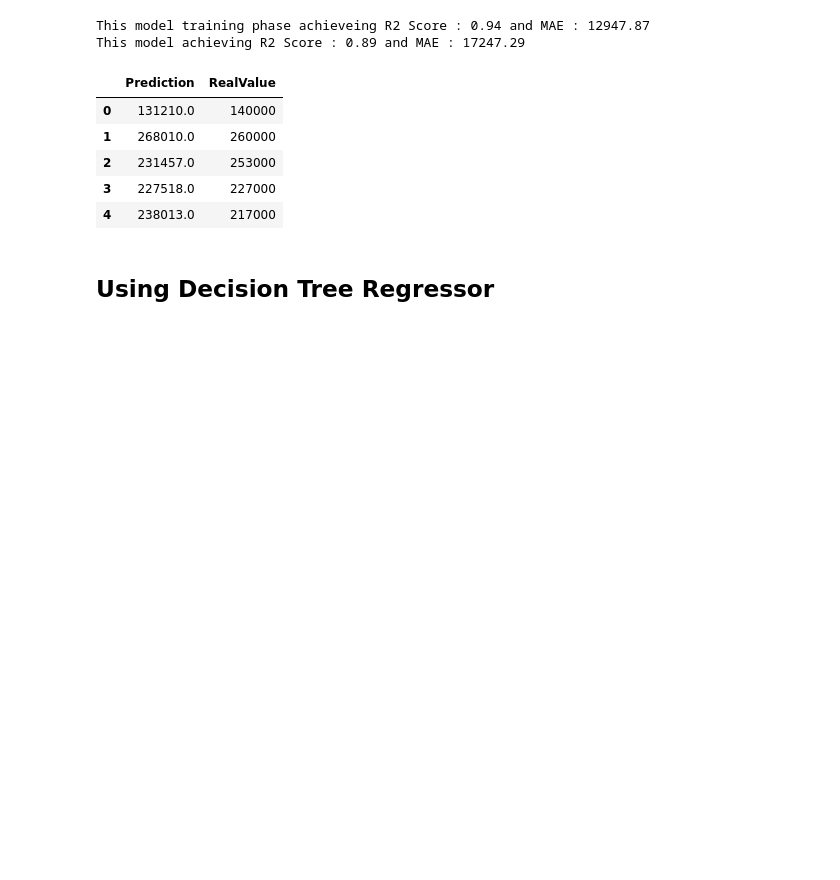
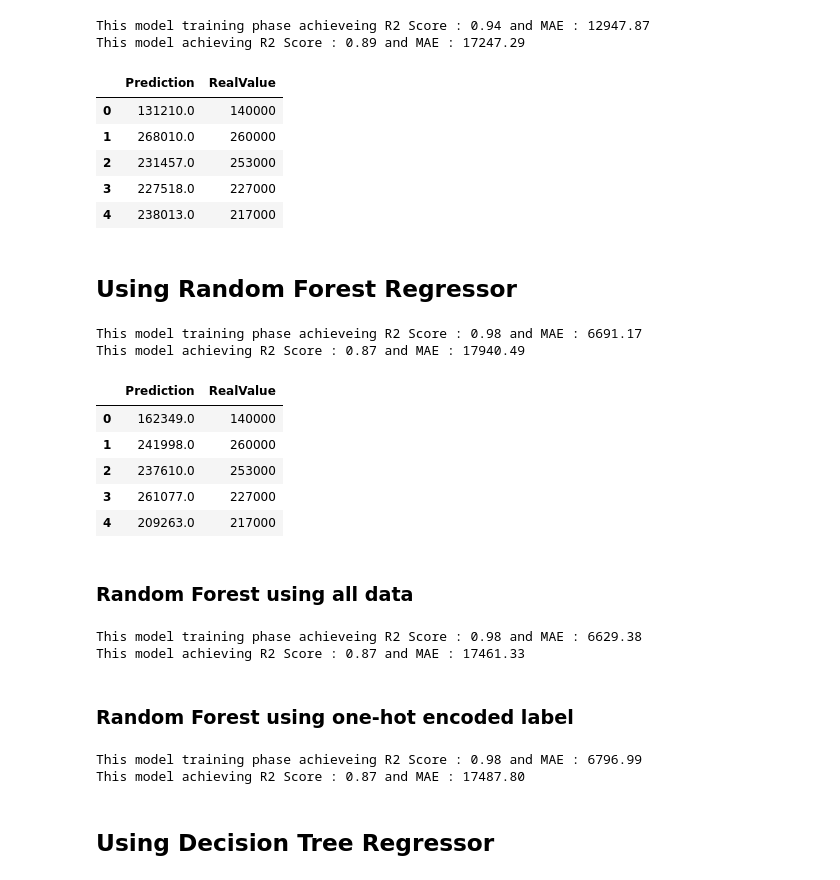
Before and after one commit to DickyAdi/house-regression, a Jupyter notebook: houseRegression.ipynb, the cells around one changed output. Drawn from its saved outputs; the diff is of its cells as text; code cells hidden in the pictures; blank space fills up the shorter version.

```diff
--- a/houseRegression.ipynb
+++ b/houseRegression.ipynb
@@ -529,5 +531,58 @@ sbs3.head()
 | 2 | 231457.0 | 253000 |
 | 3 | 227518.0 | 227000 |
 | 4 | 238013.0 | 217000 |
+# %% [markdown]
+## Using Random Forest Regressor
+# %%
+def getRFtrain(xTrain, xVal, yTrain, yVal, n_estimator = None, max_depth = None, criterion = 'squared_error'):
+    if n_estimator or max_depth or criterion:
+        n_estimatorVal = 100 if n_estimator==None else n_estimator
+        rf = RandomForestRegressor(n_estimators=n_estimatorVal, max_depth=max_depth, criterion=criterion, random_state=17)
+    else:
+        rf = RandomForestRegressor()
+    rf.fit(xTrain, yTrain)
+    #training
+    trainPreds = rf.predict(xTrain)
+    trainr2score = r2_score(yTrain, trainPreds)
+    trainmae = mean_absolute_error(yTrain, trainPreds)
+    print(f"This model training phase achieveing R2 Score : {trainr2score:.2f} and MAE : {trainmae:.2f}")
+    #validation
+    preds = rf.predict(xVal)
+    r2score = r2_score(y_true=yVal, y_pred=preds)
+    mae = mean_absolute_error(y_true=yVal, y_pred=preds)
+    print(f"This model achieving R2 Score : {r2score:.2f} and MAE : {mae:.2f}")
+    return (rf, preds)
+# %%
+rf, preds4 = getRFtrain(xTrain, xVal, yTrain, yVal)
+# %% [output]
+This model training phase achieveing R2 Score : 0.98 and MAE : 6691.17
+This model achieving R2 Score : 0.87 and MAE : 17940.49
+# %%
+sbs4 = pd.DataFrame({
+    'Prediction' : np.around(preds4, decimals=0),
+    'RealValue' : yVal.values
+})
+sbs4.head()
+# %% [output]
+|  | Prediction | RealValue |
+| 0 | 162349.0 | 140000 |
+| 1 | 241998.0 | 260000 |
+| 2 | 237610.0 | 253000 |
+| 3 | 261077.0 | 227000 |
+| 4 | 209263.0 | 217000 |
+# %% [markdown]
+### Random Forest using all data
+# %%
+rf2, preds5 = getRFtrain(xTrain2, xVal2, yTrain2, yVal2)
+# %% [output]
+This model training phase achieveing R2 Score : 0.98 and MAE : 6629.38
+This model achieving R2 Score : 0.87 and MAE : 17461.33
+# %% [markdown]
+### Random Forest using one-hot encoded label
+# %%
+rf3, preds6 = getRFtrain(xTrain3, xVal3, yTrain3, yVal3)
+# %% [output]
+This model training phase achieveing R2 Score : 0.98 and MAE : 6796.99
+This model achieving R2 Score : 0.87 and MAE : 17487.80
 # %% [markdown]
 ## Using Decision Tree Regressor
```
Also changed, not shown: parts of 7 cells of this notebook.
